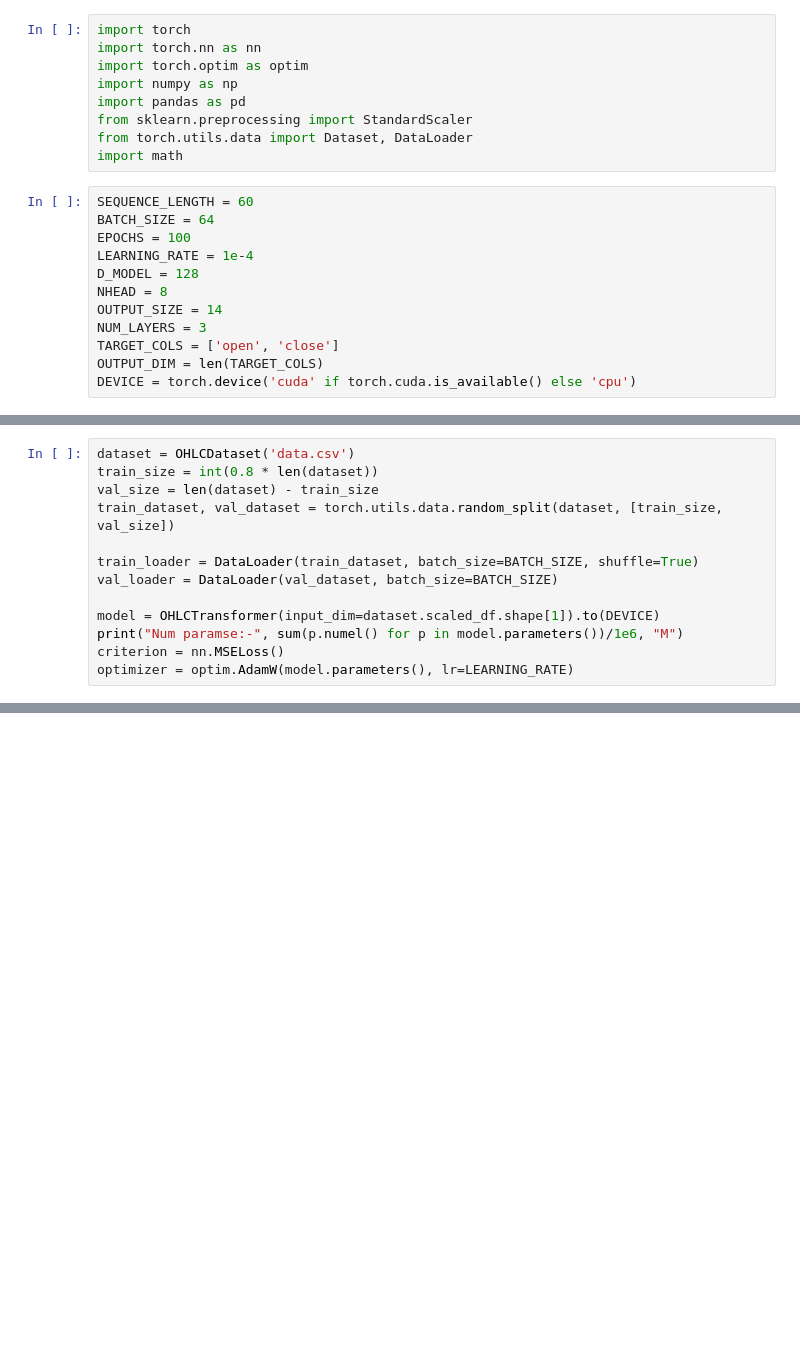
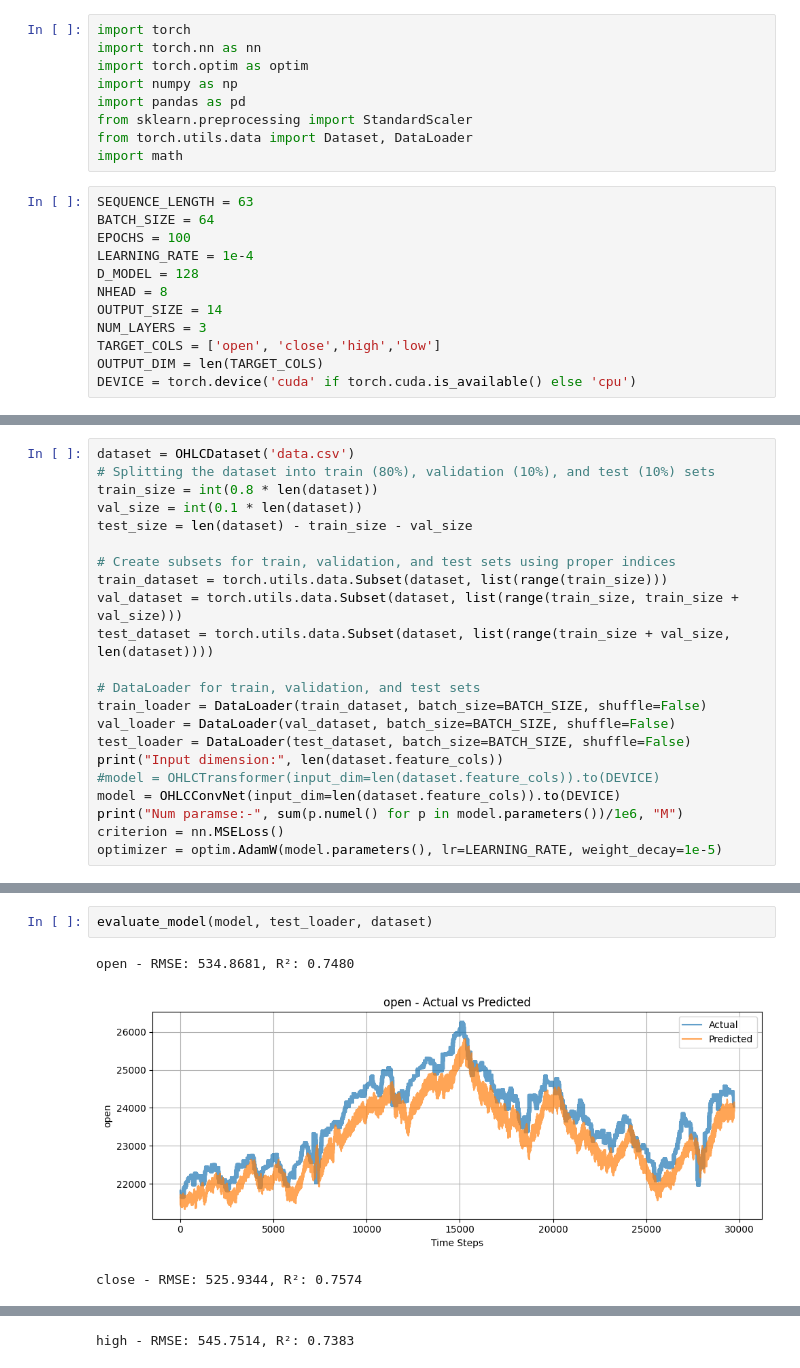
Before and after one commit to Lasers67/Stock-Market-RL, a Jupyter notebook: transformer.ipynb, the cells around one changed output, grey strips where cells are left out. Drawn from its saved outputs; the diff is of its cells as text; blank space fills up the shorter version.

Commit message:
Running basic models

```diff
--- a/transformer.ipynb
+++ b/transformer.ipynb
@@ -8,7 +8,7 @@ from sklearn.preprocessing import StandardScaler
 from torch.utils.data import Dataset, DataLoader
 import math
 # %%
-SEQUENCE_LENGTH = 60
+SEQUENCE_LENGTH = 63
 BATCH_SIZE = 64
 EPOCHS = 100
 LEARNING_RATE = 1e-4
@@ -16,6 +16,6 @@ D_MODEL = 128
 NHEAD = 8
 OUTPUT_SIZE = 14
 NUM_LAYERS = 3
-TARGET_COLS = ['open', 'close']
+TARGET_COLS = ['open', 'close','high','low']
 OUTPUT_DIM = len(TARGET_COLS)
 DEVICE = torch.device('cuda' if torch.cuda.is_available() else 'cpu')
@@ -107,14 +146,23 @@ class OHLCDataset(Dataset):
 # %%
 dataset = OHLCDataset('data.csv')
+# Splitting the dataset into train (80%), validation (10%), and test (10%) sets
 train_size = int(0.8 * len(dataset))
-val_size = len(dataset) - train_size
-train_dataset, val_dataset = torch.utils.data.random_split(dataset, [train_size, val_size])
+val_size = int(0.1 * len(dataset))
+test_size = len(dataset) - train_size - val_size
 
-train_loader = DataLoader(train_dataset, batch_size=BATCH_SIZE, shuffle=True)
-val_loader = DataLoader(val_dataset, batch_size=BATCH_SIZE)
+# Create subsets for train, validation, and test sets using proper indices
+train_dataset = torch.utils.data.Subset(dataset, list(range(train_size)))
+val_dataset = torch.utils.data.Subset(dataset, list(range(train_size, train_size + val_size)))
+test_dataset = torch.utils.data.Subset(dataset, list(range(train_size + val_size, len(dataset))))
 
-model = OHLCTransformer(input_dim=dataset.scaled_df.shape[1]).to(DEVICE)
+# DataLoader for train, validation, and test sets
+train_loader = DataLoader(train_dataset, batch_size=BATCH_SIZE, shuffle=False)
+val_loader = DataLoader(val_dataset, batch_size=BATCH_SIZE, shuffle=False)
+test_loader = DataLoader(test_dataset, batch_size=BATCH_SIZE, shuffle=False)
+print("Input dimension:", len(dataset.feature_cols))
+#model = OHLCTransformer(input_dim=len(dataset.feature_cols)).to(DEVICE)
+model = OHLCConvNet(input_dim=len(dataset.feature_cols)).to(DEVICE)
 print("Num paramse:-", sum(p.numel() for p in model.parameters())/1e6, "M")
 criterion = nn.MSELoss()
-optimizer = optim.AdamW(model.parameters(), lr=LEARNING_RATE)
+optimizer = optim.AdamW(model.parameters(), lr=LEARNING_RATE, weight_decay=1e-5)
 # %% [output]
@@ -289,0 +320,6 @@ RankIC Information Ratio (RankICIR): 0.2162
+# %%
+evaluate_model(model, test_loader, dataset)
+# %% [output]
+open - RMSE: 534.8681, R²: 0.7480
+[figure, added]
+close - RMSE: 525.9344, R²: 0.7574
@@ -289,0 +327 @@ RankIC Information Ratio (RankICIR): 0.2162
+high - RMSE: 545.7514, R²: 0.7383
```
Also changed, not shown: parts of 10 cells of this notebook, 2 other files.
